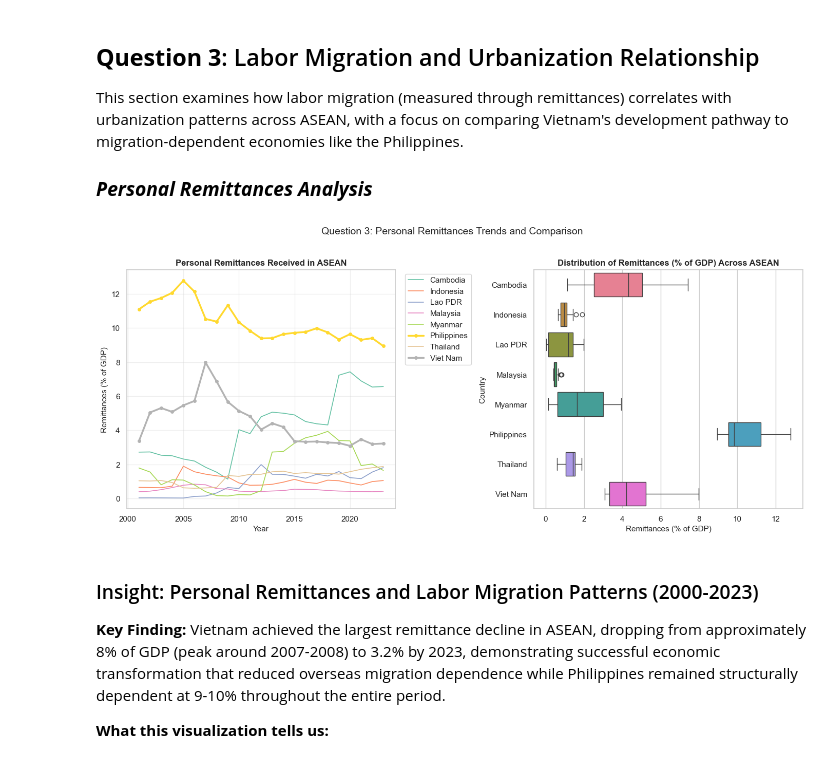
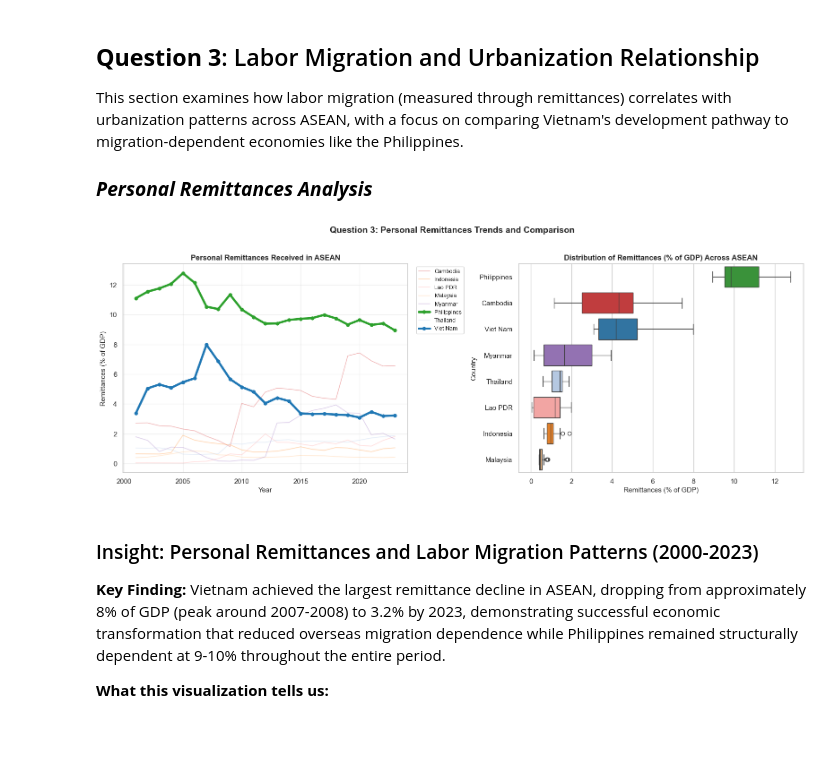
Before and after one commit to thloc1212/DV_LAB2, a Jupyter notebook: merged/merge.ipynb, the cells around one changed output. Cells and saved outputs as stored; diff of their text form; code cells hidden in the pictures; blank space fills up the shorter version.

```diff
--- a/merged/merge.ipynb
+++ b/merged/merge.ipynb
@@ -401,14 +421,14 @@ df_pivot = df_pivot.rename(columns={"Country Name": "Country"})
 # Replace country name for consistency
 df_pivot["Country"] = df_pivot["Country"].replace({"Viet Nam": "Vietnam"})
 
-# Define ASEAN countries
-asean = [
+# Define ASEAN countries and income groups for Part 1
+asean_countries_and_income = [
     "Vietnam", "Thailand", "Malaysia", "Indonesia", "Philippines",
     "Singapore", "Cambodia", "Lao PDR", "Myanmar", "Timor-Leste", "Brunei Darussalam",
     "High income", "Low income", "Middle income"
 ]
 
-df_asean = df_pivot[df_pivot["Country"].isin(asean)].copy()
+df_asean_industry = df_pivot[df_pivot["Country"].isin(asean_countries_and_income)].copy()
 # %% [markdown]
 ## **Question 1**: Where does Vietnam stand in ASEAN industrialization?
 
@@ -1143,6 +1212,10 @@ plt.show()
 # %% [markdown]
 ### SET-UP
 # %%
-asean_countries = ["Viet Nam", "Singapore", "Malaysia", "Thailand", "Indonesia", "Philippines", "Brunei Darussalam", "Cambodia", "Lao PDR", "Myanmar", "Timor-Leste"]
-df_asean = df_melted[df_melted["Country Name"].isin(asean_countries)].copy()
+asean_countries = [
+    "Viet Nam", "Thailand", "Indonesia", "Malaysia", "Philippines",
+    "Singapore", "Cambodia", "Lao PDR", "Myanmar", "Timor-Leste",
+    "Brunei Darussalam",
+]
+df_asean_gender = df_melted[df_melted["Country Name"].isin(asean_countries)].copy()
 # %% [markdown]
@@ -2095,40 +2190,63 @@ This section examines how labor migration (measured through remittances) correla
 
 ### ***Personal Remittances Analysis***
 # %%
+### ***Personal Remittances Analysis***
+
 code = 'BX.TRF.PWKR.DT.GD.ZS'
 df = urb_data_clean[code].copy() if code in urb_data_clean else urb_data[code].copy()
 country_cols = [col for col in df.columns if col != 'Year']
 
-fig, axes = plt.subplots(1, 2, figsize=(14, 6))
+fig, axes = plt.subplots(1, 2, figsize=(16, 6)) # Nới rộng figure size một chút để legend không bị chèn
 
-# Plot 1: Line chart - All countries
+# ---- Plot 1: Line chart - All countries ----
 ax1 = axes[0]
 for country in country_cols:
     if df[country].notna().sum() > 0:
-        style = 'o-' if country in ['Viet Nam', 'Philippines'] else '-'
-        width = 2.5 if country in ['Viet Nam', 'Philippines'] else 1.2
-        ax1.plot(df['Year'], df[country], style, linewidth=width, label=country,
-                 markersize=4 if country in ['Viet Nam', 'Philippines'] else 0)
+        color = palette_countries.get(country, 'gray') # Áp dụng palette chung
 
-ax1.set_xlabel('Year')
-ax1.set_ylabel('Remittances (% of GDP)')
-ax1.set_title('Personal Remittances Received in ASEAN', fontweight='bold')
-ax1.legend(bbox_to_anchor=(1.02, 1), loc='upper left')
+        # Highlight Việt Nam và Philippines theo đúng mạch phân tích (narrative)
+        is_highlight = country in ['Viet Nam', 'Philippines']
+        style = '-o' if is_highlight else '-'
+        width = 3.5 if is_highlight else 1.2
+        alpha = 1.0 if is_highlight else 0.3
+        z_order = 3 if is_highlight else 1
+
+        ax1.plot(df['Year'], df[country], style, linewidth=width, alpha=alpha,
+                 label=country, markersize=5 if is_highlight else 0,
+                 color=color, zorder=z_order)
+
+ax1.set_xlabel('Year', fontsize=11)
+ax1.set_ylabel('Remittances (% of GDP)', fontsize=11)
+ax1.set_title('Personal Remittances Received in ASEAN', fontweight='bold', fontsize=12)
+ax1.legend(bbox_to_anchor=(1.02, 1), loc='upper left', fontsize=9)
 ax1.grid(True, alpha=0.3)
 
-
+# ---- Plot 2: Boxplot ----
 ax2 = axes[1]
 plot_df = df.melt(id_vars='Year', value_vars=country_cols, var_name='Country', value_name='Remittances')
 plot_df = plot_df.dropna(subset=['Remittances'])
-sns.boxplot(x='Remittances', y='Country', data=plot_df, ax=ax2, palette='husl')
-ax2.set_title('Distribution of Remittances (% of GDP) Across ASEAN', fontweight='bold')
-ax2.set_xlabel('Remittances (% of GDP)')
-ax2.set_ylabel('Country')
-plt.suptitle('Question 3: Personal Remittances Trends and Comparison', fontsize=14, y=1.02)
+
+# Lấy thứ tự sắp xếp theo Median để Boxplot nhìn logic và gọn gàng hơn
+median_order = plot_df.groupby('Country')['Remittances'].median().sort_values(ascending=False).index
+
+sns.boxplot(
+    x='Remittances',
+    y='Country',
+    data=plot_df,
+    ax=ax2,
+    order=median_order,
+    palette=palette_countries # Áp dụng palette chung thay vì 'husl'
+)
+
+ax2.set_title('Distribution of Remittances (% of GDP) Across ASEAN', fontweight='bold', fontsize=12)
+ax2.set_xlabel('Remittances (% of GDP)', fontsize=11)
+ax2.set_ylabel('Country', fontsize=11)
+
+plt.suptitle('Question 3: Personal Remittances Trends and Comparison', fontsize=14, fontweight='bold', y=1.02)
 plt.tight_layout()
 plt.show()
 # %% [output]
-[figure, old version]
+[figure, new version]
 # %% [markdown]
 ### Insight: Personal Remittances and Labor Migration Patterns (2000-2023)
 
```
Also changed, not shown: parts of 42 cells of this notebook.
